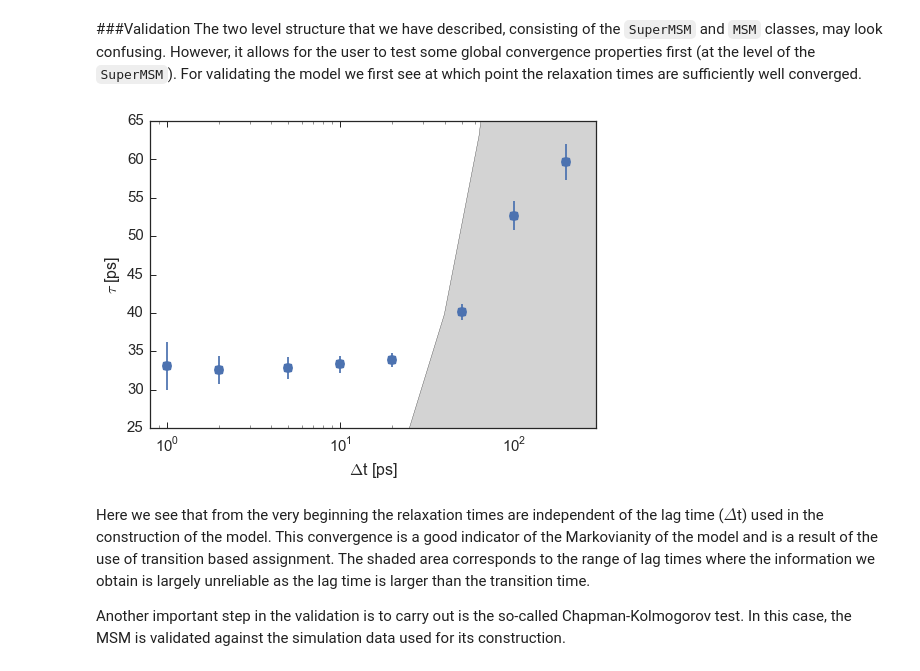
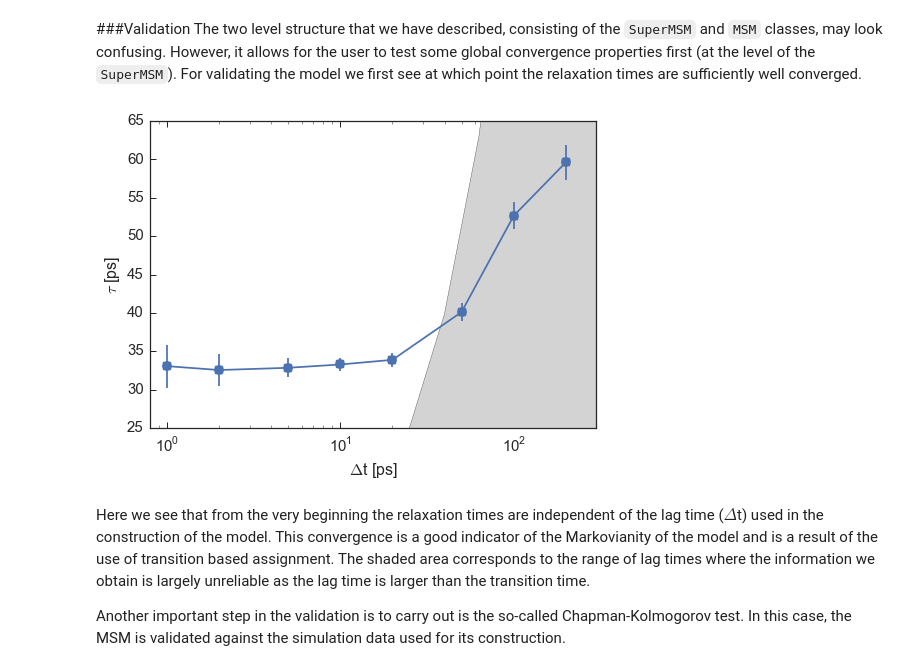
Before and after one commit to BioKT/MasterMSM, a Jupyter notebook: examples/alanine_dipeptide/ala_dipeptide.ipynb, the cells around one changed output. Cells and saved outputs as stored; diff of their text form; code cells hidden in the pictures.

```diff
--- a/examples/alanine_dipeptide/ala_dipeptide.ipynb
+++ b/examples/alanine_dipeptide/ala_dipeptide.ipynb
@@ -145,18 +145,18 @@ msm_alaTB.convergence_test(time=[1, 2, 5, 10, 20, 50, 100, 200], error=True)
 # %%
 tau_vs_lagt = np.array([[x,msm_alaTB.msms[x].tauT[0],msm_alaTB.msms[x].tau_std[0]] \
                for x in sorted(msm_alaTB.msms.keys())])
 fig, ax = plt.subplots()
-ax.errorbar(tau_vs_lagt[:,0],tau_vs_lagt[:,1],fmt='o', yerr=tau_vs_lagt[:,2], markersize=10)
+ax.errorbar(tau_vs_lagt[:,0],tau_vs_lagt[:,1],fmt='o-', yerr=tau_vs_lagt[:,2], markersize=10)
 #ax.plot(tau_vs_lagt[:,0],tau_vs_lagt[:,0])
 ax.fill_between(10**np.arange(-0.2,3,0.2), 1e-1, 10**np.arange(-0.2,3,0.2), facecolor='lightgray')
 ax.set_xlabel(r'$\Delta$t [ps]', fontsize=16)
 ax.set_ylabel(r'$\tau$ [ps]', fontsize=16)
 ax.set_xlim(0.8,300)
 ax.set_ylim(25,65)
 _ = ax.set_xscale('log')
 #ax.set_yscale('log')
 # %% [output]
-[figure, old version]
+[figure, new version]
 # %% [markdown]
 Here we see that from the very beginning the relaxation times are independent of the lag time ($\Delta$t) used in the construction of the model. This convergence is a good indicator of the Markovianity of the model and is a result of the use of transition based assignment. The shaded area corresponds to the range of lag times where the information we obtain is largely unreliable as the lag time is larger than the transition time.
 
```
